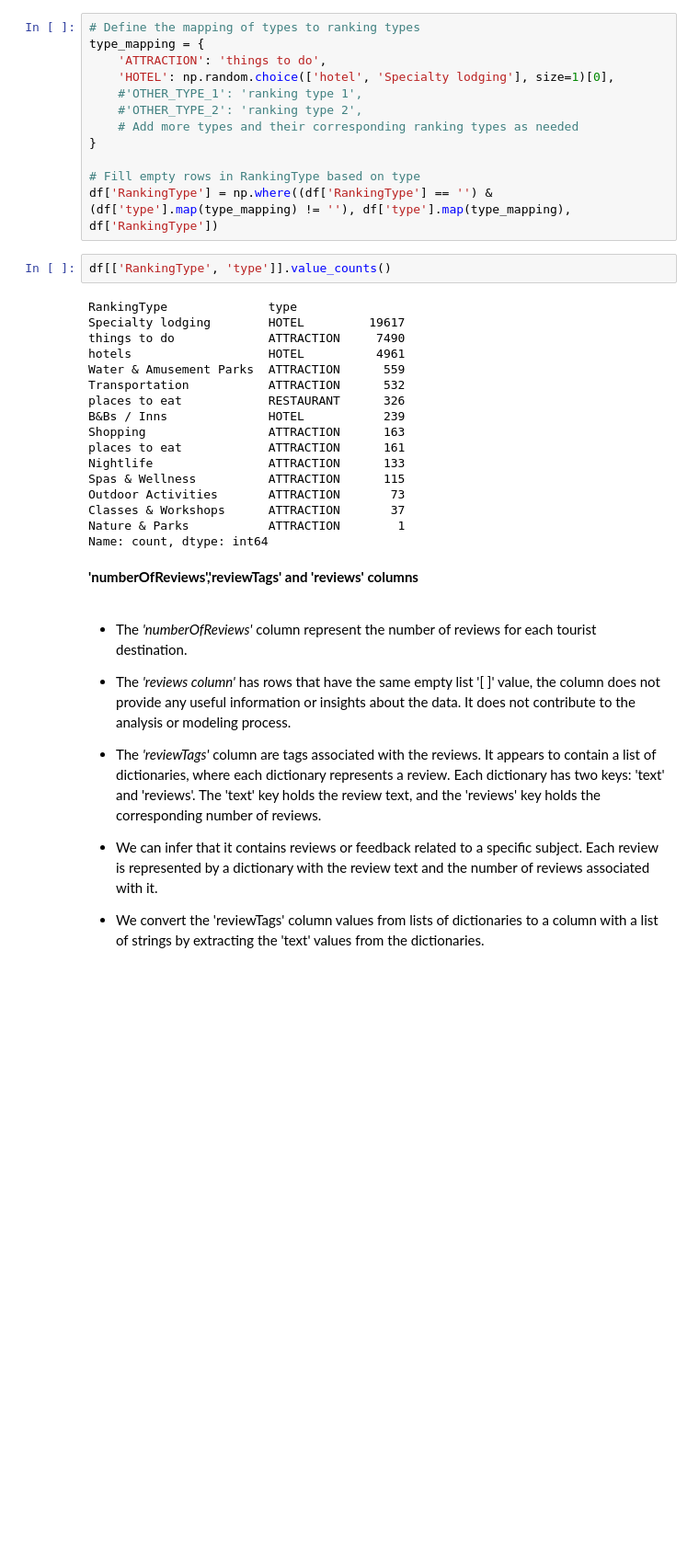
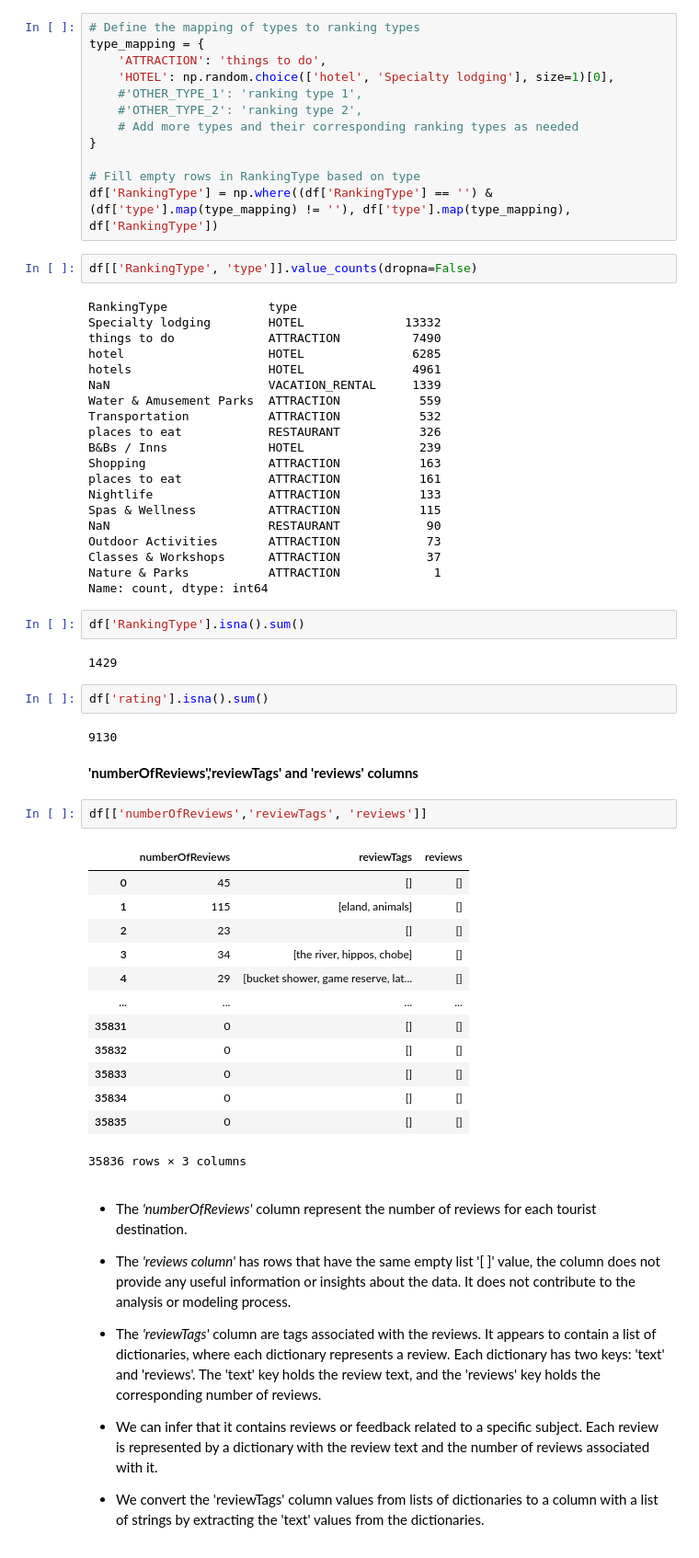
Before and after one commit to R3TR0Quan/travel-destination-recommendation-sys, a Jupyter notebook: misc_notebooks/kane.ipynb, the cells around one changed output. Shown at 92% size. Saved outputs shown, nothing was run; the diff lists cells and outputs as text; blank space fills up the shorter version.

```diff
--- a/misc_notebooks/kane.ipynb
+++ b/misc_notebooks/kane.ipynb
@@ -342,26 +373,53 @@ type_mapping = {
 # Fill empty rows in RankingType based on type
 df['RankingType'] = np.where((df['RankingType'] == '') & (df['type'].map(type_mapping) != ''), df['type'].map(type_mapping), df['RankingType'])
 # %%
-df[['RankingType', 'type']].value_counts()
+df[['RankingType', 'type']].value_counts(dropna=False)
 # %% [output]
 RankingType              type
-Specialty lodging        HOTEL         19617
-things to do             ATTRACTION     7490
-hotels                   HOTEL          4961
-Water & Amusement Parks  ATTRACTION      559
-Transportation           ATTRACTION      532
-places to eat            RESTAURANT      326
-B&Bs / Inns              HOTEL           239
-Shopping                 ATTRACTION      163
-places to eat            ATTRACTION      161
-Nightlife                ATTRACTION      133
-Spas & Wellness          ATTRACTION      115
-Outdoor Activities       ATTRACTION       73
-Classes & Workshops      ATTRACTION       37
-Nature & Parks           ATTRACTION        1
+Specialty lodging        HOTEL              13332
+things to do             ATTRACTION          7490
+hotel                    HOTEL               6285
+hotels                   HOTEL               4961
+NaN                      VACATION_RENTAL     1339
+Water & Amusement Parks  ATTRACTION           559
+Transportation           ATTRACTION           532
+places to eat            RESTAURANT           326
+B&Bs / Inns              HOTEL                239
+Shopping                 ATTRACTION           163
+places to eat            ATTRACTION           161
+Nightlife                ATTRACTION           133
+Spas & Wellness          ATTRACTION           115
+NaN                      RESTAURANT            90
+Outdoor Activities       ATTRACTION            73
+Classes & Workshops      ATTRACTION            37
+Nature & Parks           ATTRACTION             1
 Name: count, dtype: int64
+# %%
+df['RankingType'].isna().sum()
+# %% [output]
+1429
+# %%
+df['rating'].isna().sum()
+# %% [output]
+9130
 # %% [markdown]
 **'numberOfReviews','reviewTags' and 'reviews' columns**
+# %%
+df[['numberOfReviews','reviewTags', 'reviews']]
+# %% [output]
+|  | numberOfReviews | reviewTags | reviews |
+| 0 | 45 | [] | [] |
+| 1 | 115 | [eland, animals] | [] |
+| 2 | 23 | [] | [] |
+| 3 | 34 | [the river, hippos, chobe] | [] |
+| 4 | 29 | [bucket shower, game reserve, lat... | [] |
+| ... | ... | ... | ... |
+| 35831 | 0 | [] | [] |
+| 35832 | 0 | [] | [] |
+| 35833 | 0 | [] | [] |
+| 35834 | 0 | [] | [] |
+| 35835 | 0 | [] | [] |
+35836 rows × 3 columns
 # %% [markdown]
 - The *'numberOfReviews'* column represent the number of reviews for each tourist destination.
 
```
Also changed, not shown: parts of 11 cells of this notebook.
